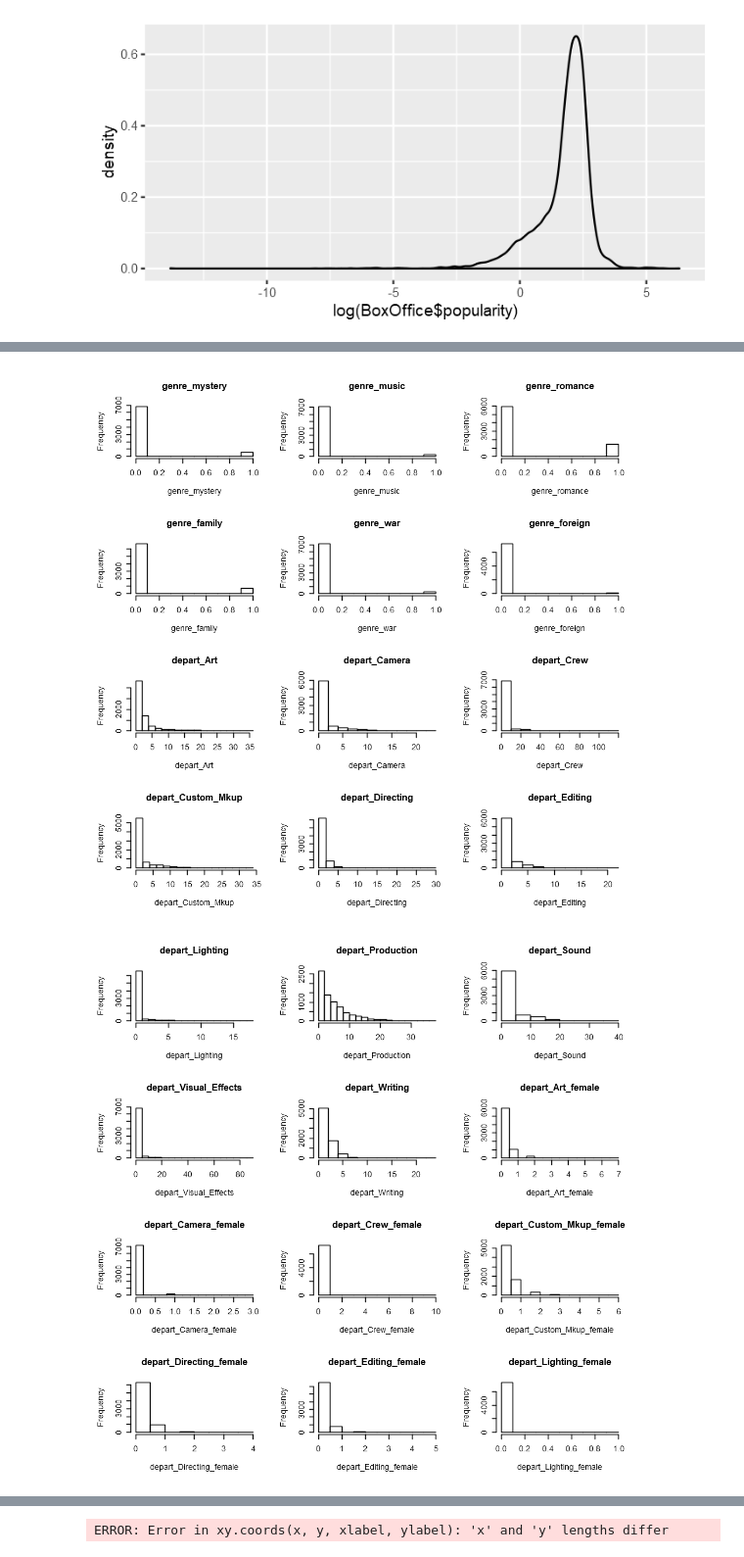
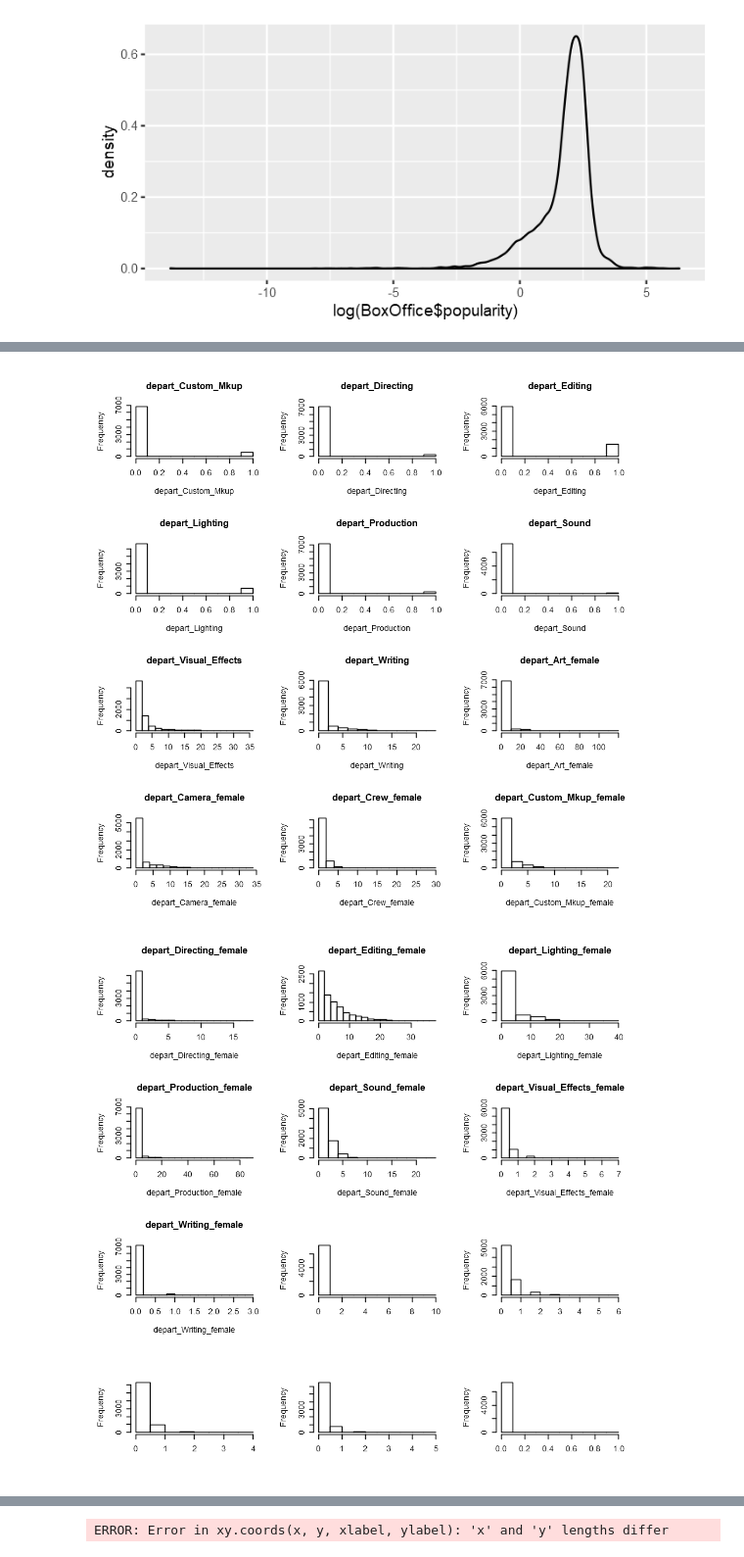
Before and after one commit to ilyalevner/DataScience, a Jupyter notebook: stats/homew1.ipynb, the cells around one changed output, grey strips where cells are left out. Shown: that part at 98% size. Drawn from its saved outputs; the diff is of its cells as text; code cells hidden in the pictures.

```diff
--- a/stats/homew1.ipynb
+++ b/stats/homew1.ipynb
@@ -96,7 +1462,7 @@ ggplot(data=BoxOffice) +
 # %%
 options(repr.plot.width = 8, repr.plot.height = 8)
 par(mfrow=c(4,3))
-nm <- names(BoxOffice[,1:85])
+nm <- names(BoxOffice[,10:85])
 for(i in 10:85){
     x<-BoxOffice[,i]
     hist (x,xlab=nm[i],main=nm[i])
@@ -109,2 +1475,2 @@ for(i in 10:85){
-[figure, old version]
+[figure, new version]
-[figure, old version]
+[figure, new version]
```
Also changed, not shown: parts of 8 cells of this notebook.
